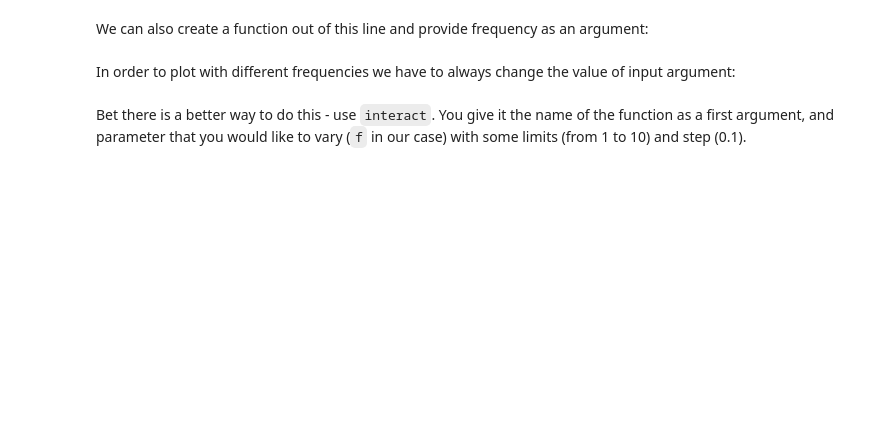
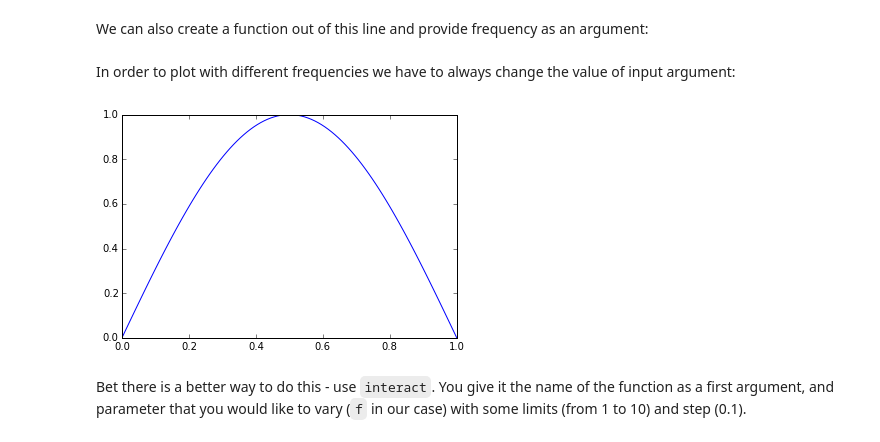
Before and after one commit to callaghanmt/btc_thursday, a Jupyter notebook: 5. Working with data interactively.ipynb, the cells around one changed output. Drawn from its saved outputs; the diff is of its cells as text; code cells hidden in the pictures; blank space fills up the shorter version.

```diff
--- a/5. Working with data interactively.ipynb
+++ b/5. Working with data interactively.ipynb
@@ -17,6 +21,6 @@ plot(x,sin(2*pi*x*f));
 We can also create a function out of this line and provide frequency as an argument:
 # %%
 def pltsin(f):
-    plot(x,sin(2*pi*x*f))
+    plt.plot(x,sin(2*pi*x*f))
 # %% [markdown]
 In order to plot with different frequencies we have to always change the value of input argument:
@@ -25,3 +27,7 @@ pltsin(9)
+# %%
+pltsin(0.5)
+# %% [output]
+[figure, added]
 # %% [markdown]
 Bet there is a better way to do this - use `interact`. You give it the name of the function as a first argument, and parameter that you would like to vary (`f` in our case) with some limits (from 1 to 10) and step (0.1).
 # %%
```
Also changed, not shown: parts of 25 cells of this notebook, 12 other files.
